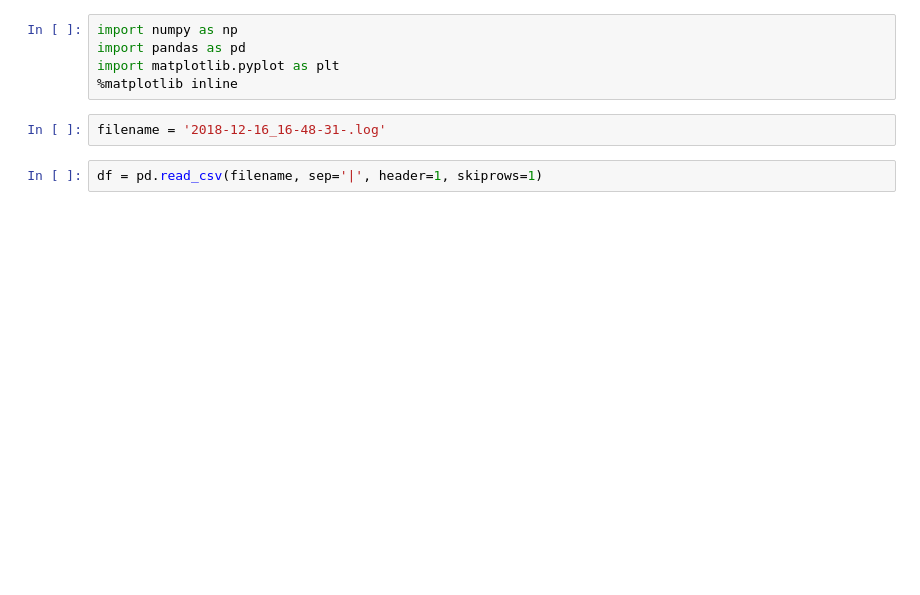
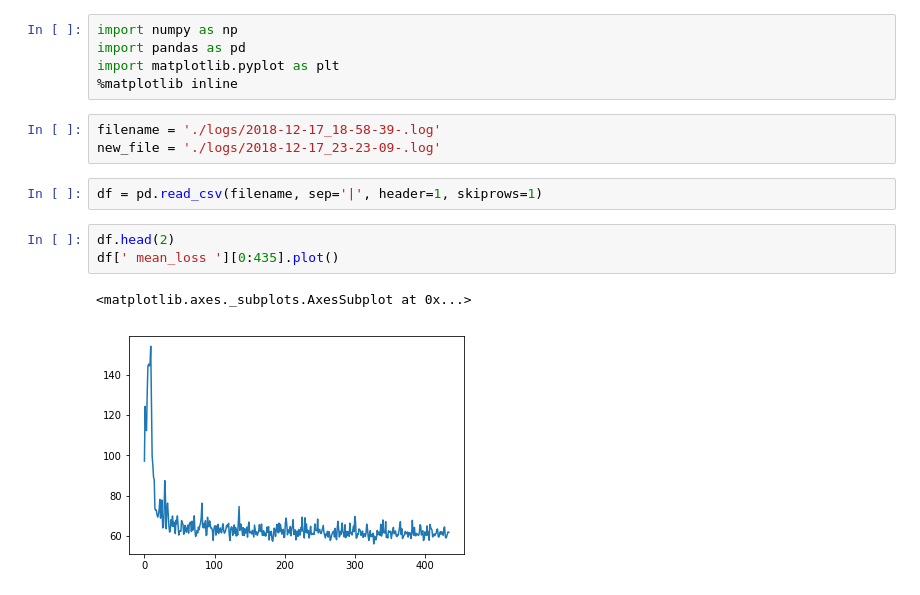
Before and after one commit to aelskhawy/own_adl4cv, a Jupyter notebook: read_logs.ipynb, the cells around one changed output. Cells and saved outputs as stored; diff of their text form; blank space fills up the shorter version.

```diff
--- a/read_logs.ipynb
+++ b/read_logs.ipynb
@@ -3,7 +3,14 @@ import numpy as np
 import pandas as pd
 import matplotlib.pyplot as plt
 %matplotlib inline
-# %%
-filename = '2018-12-16_16-48-31-.log'
+# %%
+filename = './logs/2018-12-17_18-58-39-.log'
+new_file = './logs/2018-12-17_23-23-09-.log'
 # %%
 df = pd.read_csv(filename, sep='|', header=1, skiprows=1)
+# %%
+df.head(2)
+df[' mean_loss '][0:435].plot()
+# %% [output]
+<matplotlib.axes._subplots.AxesSubplot at 0x...>
+[figure, added]
```
Also changed, not shown: parts of 20 cells of this notebook, 11 other files.
